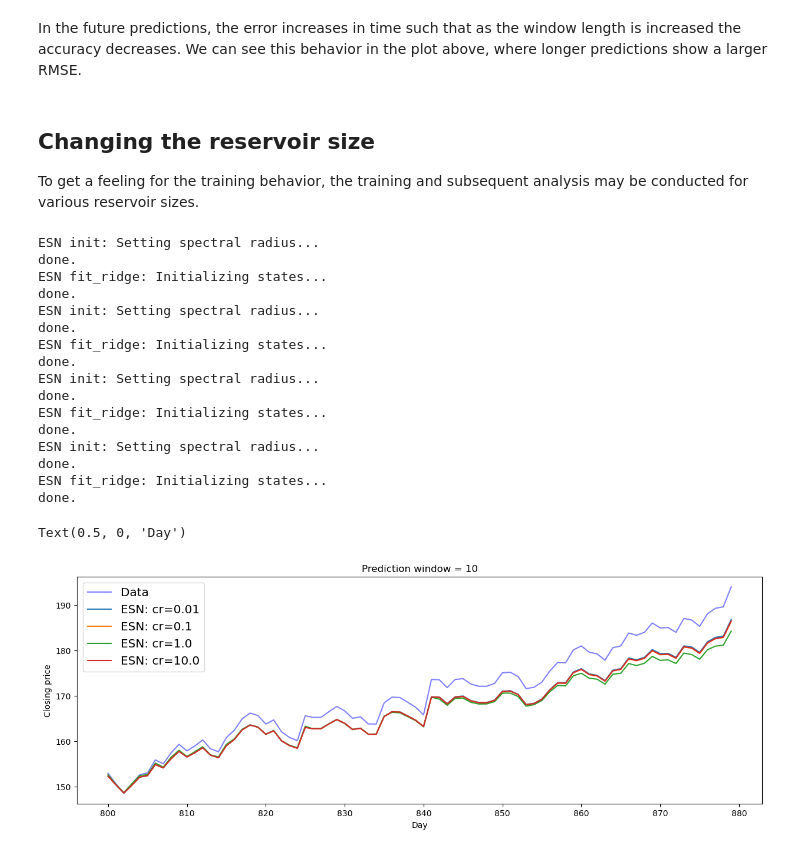
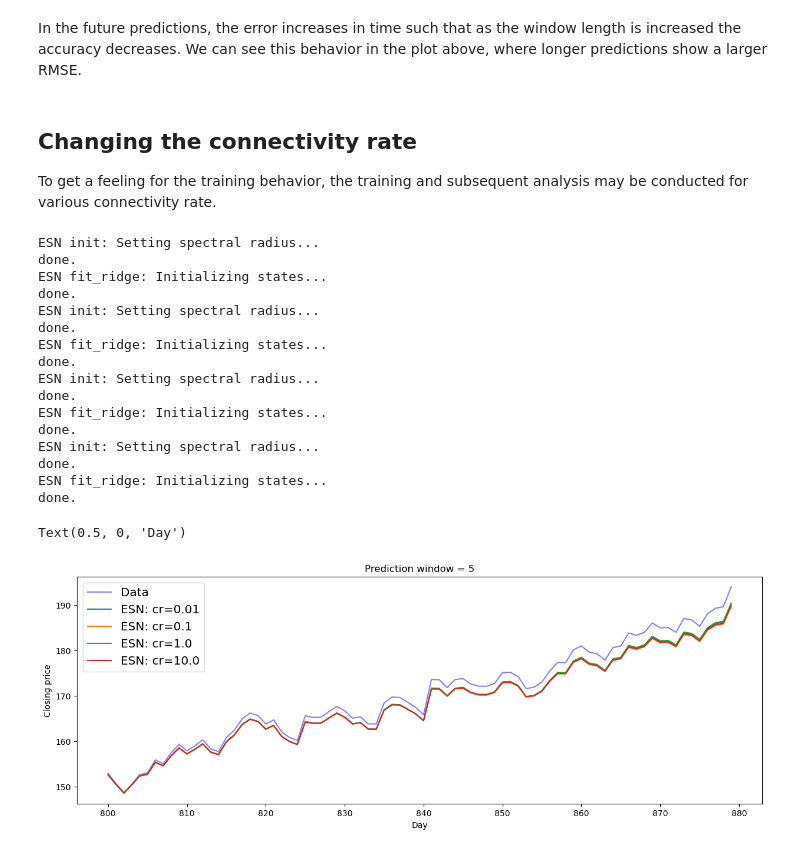
Before and after one commit to RIVACON/RIVACON-ML, a Jupyter notebook: Predicting_Stock_Prices_ESN.ipynb, the cells around one changed output. Drawn from its saved outputs; the diff is of its cells as text; code cells hidden in the pictures.

```diff
--- a/Predicting_Stock_Prices_ESN.ipynb
+++ b/Predicting_Stock_Prices_ESN.ipynb
@@ -258,9 +258,9 @@ Text(0, 0.5, 'RMSE')
 # %% [markdown]
 In the future predictions, the error increases in time such that as the window length is increased the accuracy decreases. We can see this behavior in the plot above, where longer predictions show a larger RMSE.
 # %% [markdown]
-## Changing the reservoir size
+## Changing the connectivity rate
 
-To get a feeling for the training behavior, the training and subsequent analysis may be conducted for various reservoir sizes.
+To get a feeling for the training behavior, the training and subsequent analysis may be conducted for various connectivity rate.
 # %%
 RMSE = []
 cr = [0.01,0.1,1.,10.]
@@ -270,39 +270,39 @@ plt.plot(range(trainLen,trainLen+testLen),data[trainLen:trainLen+testLen],'b',al
 
 
 for i in cr:
-    dif = 10
+    dif = 5
     data = np.array(close_prices)
     y = data[dif:trainLen+dif]
     ytest = data[trainLen+dif:trainLen+testLen+dif]
     esn = ESN(resSize=100, rho=rho, cr=i, leaking_rate=leaking_rate)
     esn.fit(X, y, initLen=100, lmbd=lmbd)
     y_predicted = esn.predict(Xtest)
 
     plt.plot(range(trainLen,trainLen+testLen),y_predicted, label="ESN: cr="+str(i))
 
 
     RMSE.append(np.sqrt(np.sum(np.square(data[trainLen:trainLen+testLen]-y_predicted))/testLen))
 
 plt.legend(loc='upper left',fontsize='x-large')
-plt.title('Prediction window = 10')
+plt.title('Prediction window = 5')
 plt.ylabel('Closing price')
 plt.xlabel('Day')
 # %% [output]
 ESN init: Setting spectral radius...
 done.
 ESN fit_ridge: Initializing states...
 done.
 ESN init: Setting spectral radius...
 done.
 ESN fit_ridge: Initializing states...
 done.
 ESN init: Setting spectral radius...
 done.
 ESN fit_ridge: Initializing states...
 done.
 ESN init: Setting spectral radius...
 done.
 ESN fit_ridge: Initializing states...
 done.
 Text(0.5, 0, 'Day')
-[figure, old version]
+[figure, new version]
```
Also changed, not shown: parts of 5 cells of this notebook.
